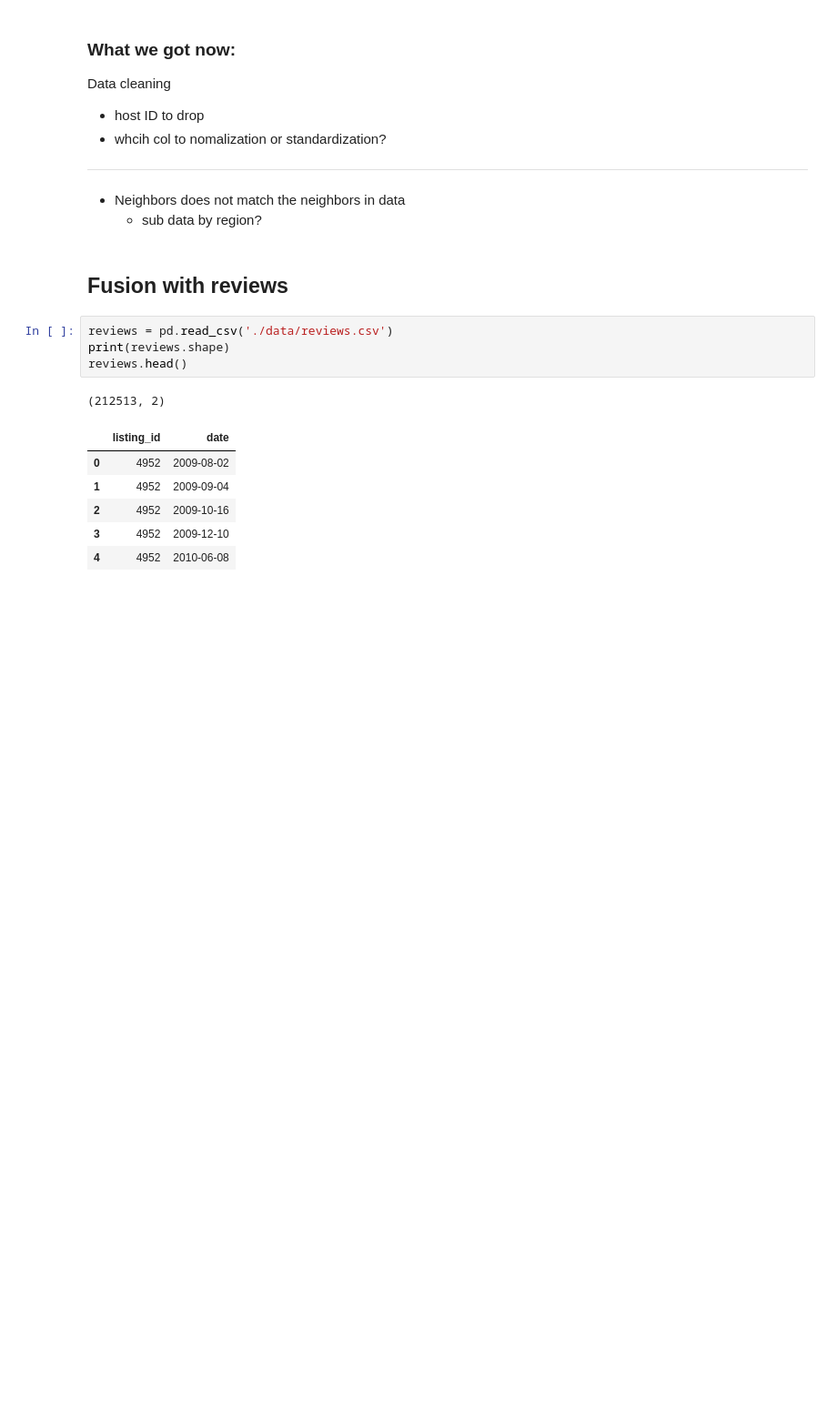
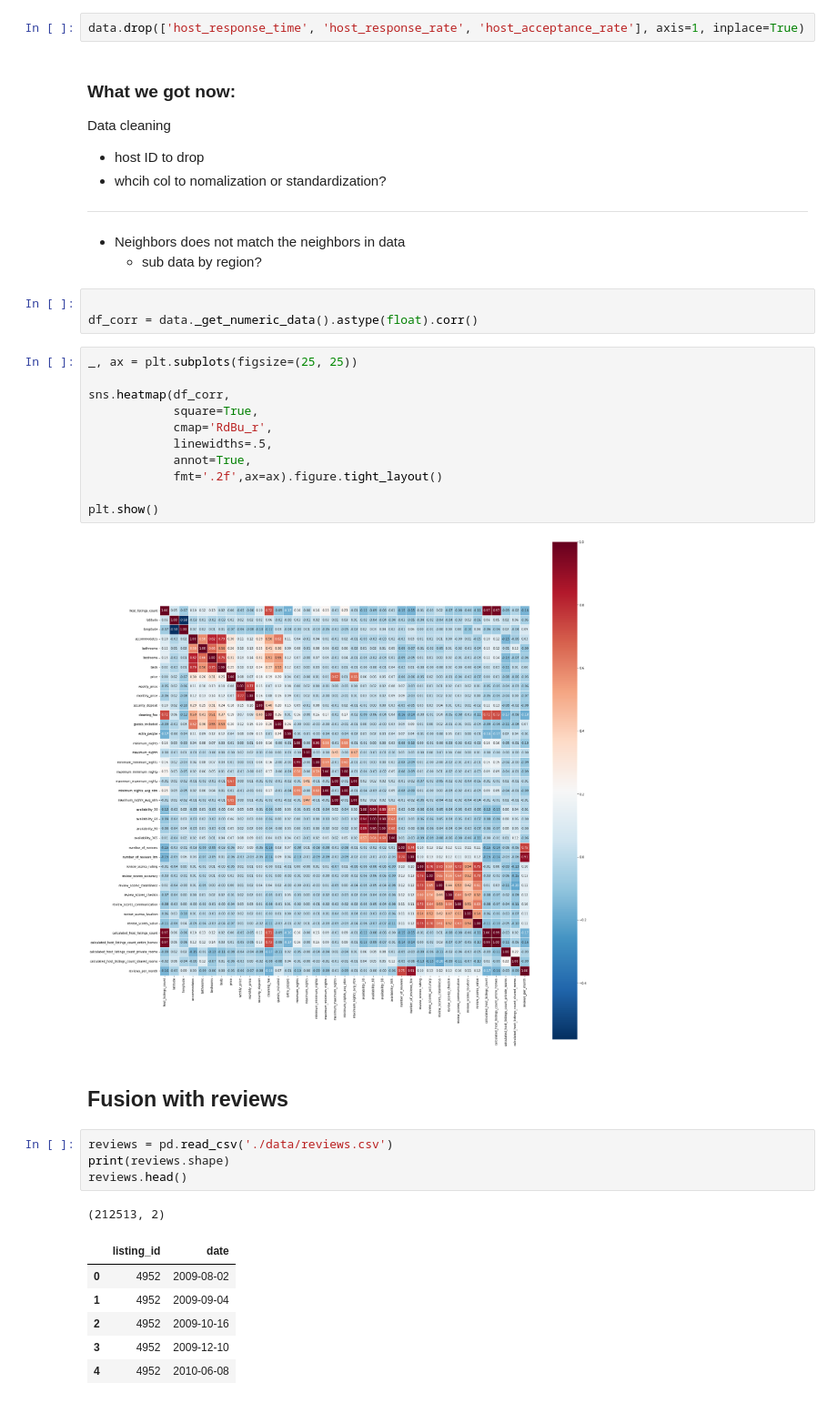
Before and after one commit to johnfcchan/crackdatescience, a Jupyter notebook: Airbnb_evan.ipynb, the cells around one changed output. Shown at 91% size. Saved outputs shown, nothing was run; the diff lists cells and outputs as text; blank space fills up the shorter version.

```diff
--- a/Airbnb_evan.ipynb
+++ b/Airbnb_evan.ipynb
@@ -953,6 +935,8 @@ ax.imshow(
 plt.show()
 # %% [output]
 [figure]
+# %%
+data.drop(['host_response_time', 'host_response_rate', 'host_acceptance_rate'], axis=1, inplace=True)
 # %% [markdown]
 ### What we got now:
 
@@ -965,6 +949,22 @@ Data cleaning
 
 - Neighbors does not match the neighbors in data
   - sub data by region?
+# %%
+
+df_corr = data._get_numeric_data().astype(float).corr()
+# %%
+_, ax = plt.subplots(figsize=(25, 25))
+
+sns.heatmap(df_corr,
+            square=True,
+            cmap='RdBu_r',
+            linewidths=.5,
+            annot=True,
+            fmt='.2f',ax=ax).figure.tight_layout()
+
+plt.show()
+# %% [output]
+[figure, added]
 # %% [markdown]
 ## Fusion with reviews
 # %%
```
Also changed, not shown: parts of 3 cells of this notebook.
